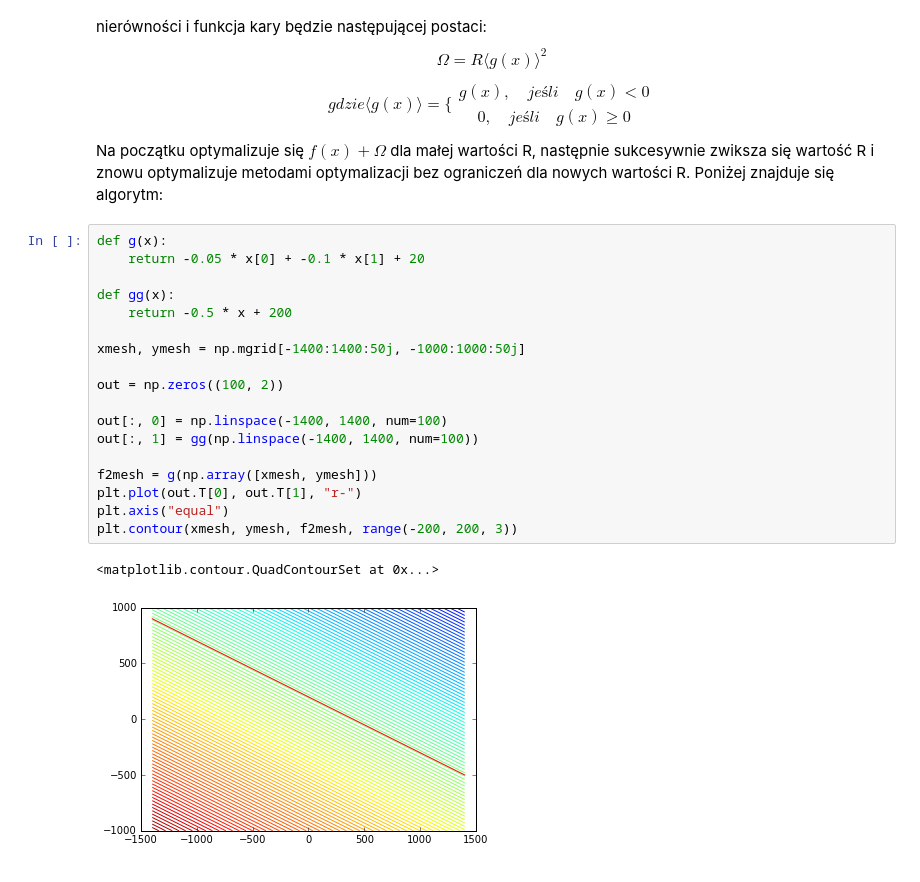
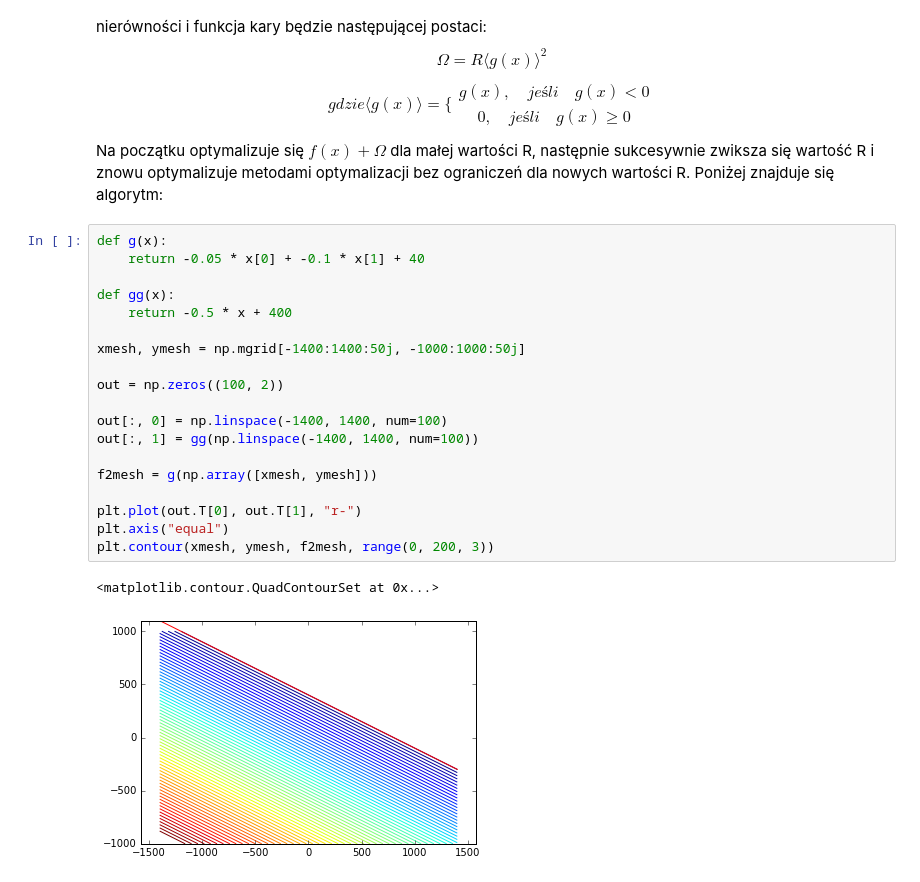
Before and after one commit to heolin/math_optimizations, a Jupyter notebook: Optimizations.ipynb, the cells around one changed output. Saved outputs shown, nothing was run; the diff lists cells and outputs as text.

```diff
--- a/Optimizations.ipynb
+++ b/Optimizations.ipynb
@@ -1091,22 +1090,23 @@ g(x), \quad jeśli \quad g(x)<0 \\
 Na początku optymalizuje się $f(x)+\Omega$ dla małej wartości R, następnie sukcesywnie zwiksza się wartość R i znowu optymalizuje metodami optymalizacji bez ograniczeń dla nowych wartości R. Poniżej znajduje się algorytm:
 # %%
 def g(x):
-    return -0.05 * x[0] + -0.1 * x[1] + 20
+    return -0.05 * x[0] + -0.1 * x[1] + 40
 
 def gg(x):
-    return -0.5 * x + 200
+    return -0.5 * x + 400
 
 xmesh, ymesh = np.mgrid[-1400:1400:50j, -1000:1000:50j]
 
 out = np.zeros((100, 2))
 
 out[:, 0] = np.linspace(-1400, 1400, num=100)
 out[:, 1] = gg(np.linspace(-1400, 1400, num=100))
 
 f2mesh = g(np.array([xmesh, ymesh]))
+
 plt.plot(out.T[0], out.T[1], "r-")
 plt.axis("equal")
-plt.contour(xmesh, ymesh, f2mesh, range(-200, 200, 3))
+plt.contour(xmesh, ymesh, f2mesh, range(0, 200, 3))
 # %% [output]
 <matplotlib.contour.QuadContourSet at 0x...>
-[figure, old version]
+[figure, new version]
```
Also changed, not shown: parts of 8 cells of this notebook.
